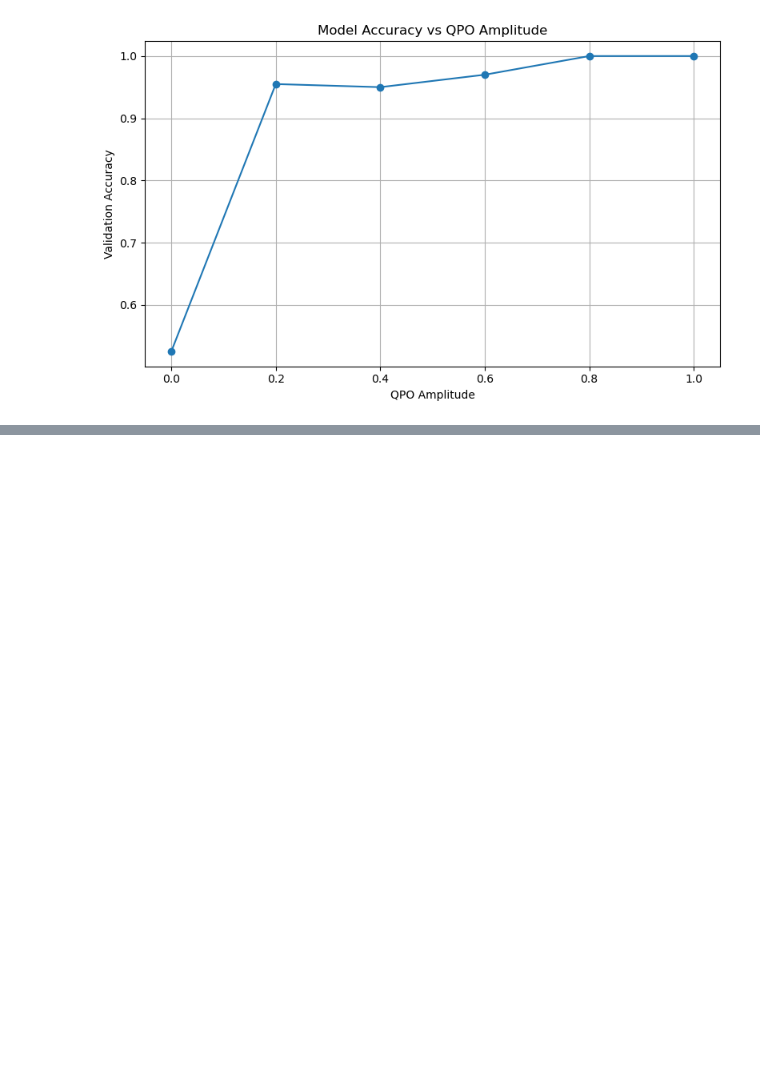
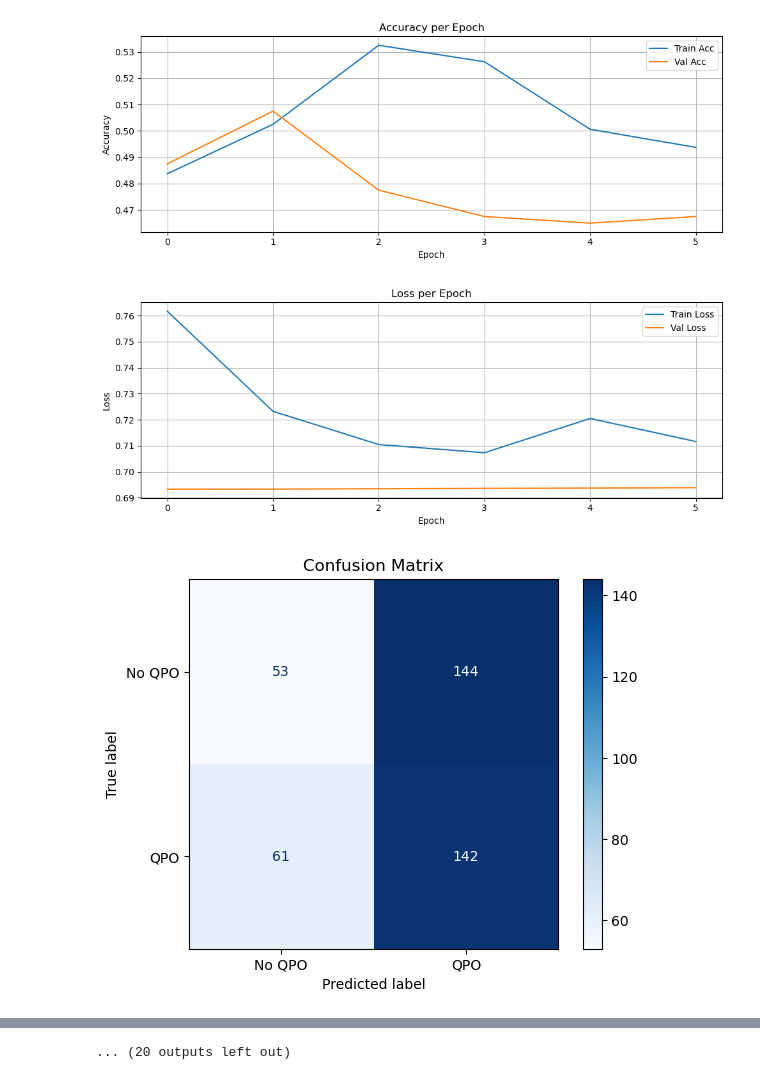
Before and after one commit to sravanth-space/ds_project, a Jupyter notebook: amp_experiment.ipynb, the cells around one changed output, grey strips where cells are left out. Saved outputs shown, nothing was run; the diff lists cells and outputs as text; code cells hidden in the pictures; blank space fills up the shorter version.

```diff
--- a/amp_experiment.ipynb
+++ b/amp_experiment.ipynb
@@ -85,9 +86,9 @@ def generate_dataset_for_amplitude(amp, output_dir, num_samples=2000, fs=100, se
         fc = np.random.uniform(0.01, 1.0)
         fm = np.random.uniform(0.005, 0.1)
 
-        flux_qpo = simulate_black_hole_lightcurve(
+        t, flux_qpo = simulate_black_hole_lightcurve(
             fs, fc, fm, amp, duration, include_qpo=True, modulation_index=modulation_index)
-        flux_non_qpo = simulate_black_hole_lightcurve(
+        _, flux_non_qpo = simulate_black_hole_lightcurve(
             fs, fc, fm, amp, duration, include_qpo=False, modulation_index=modulation_index)
 
         dataset.append(flux_qpo[:seq_length].reshape(-1, 1))     # (512, 1)
@@ -104,29 +190,4 @@ def generate_dataset_for_amplitude(amp, output_dir, num_samples=2000, fs=100, se
 # %%
-# --- 3. Model Builder ---
-def build_model():
-    model = Sequential([
-        Input(shape=(512, 1)),
-        Bidirectional(LSTM(64, return_sequences=True)),
-        BatchNormalization(),
-        Dropout(0.5),
-
-        Bidirectional(LSTM(64, return_sequences=True)),
-        BatchNormalization(),
-        Dropout(0.5),
-
-        Bidirectional(LSTM(32)),
-        Dropout(0.5),
-
-        Dense(32, activation='relu'),
-        Dropout(0.4),
-
-        Dense(2, activation='softmax')
-    ])
-
-    model.compile(optimizer=Adam(learning_rate=5e-4),
-                  loss='categorical_crossentropy',
-                  metrics=['accuracy'])
-    return model
 
 
 # --- 4. Training Loop for All Amplitudes ---
@@ -159,6 +220,11 @@ for amp in amplitudes:
         callbacks=[early_stopping, lr_scheduler],
         verbose=2
     )
+    plot_accuracy(history=history)
+    plot_loss(history=history)
+    y_true, y_pred = plot_confusion_matrix(
+        model=model, X_test=X_test, y_test=y_test)
+    plot_roc_curve(y_true=y_true, y_pred=y_pred)
 
     best_val_acc = max(history.history['val_accuracy'])
     results.append((amp, best_val_acc))
@@ -199 +261,3 @@ Epoch 50/50
-[figure, old version]
+[figure, new version]
+[figure, added]
+[figure, added]
@@ -199,0 +306 @@ Epoch 50/50
+... (20 outputs left out)
```
Also changed, not shown: parts of 8 cells of this notebook, 1 other file.
